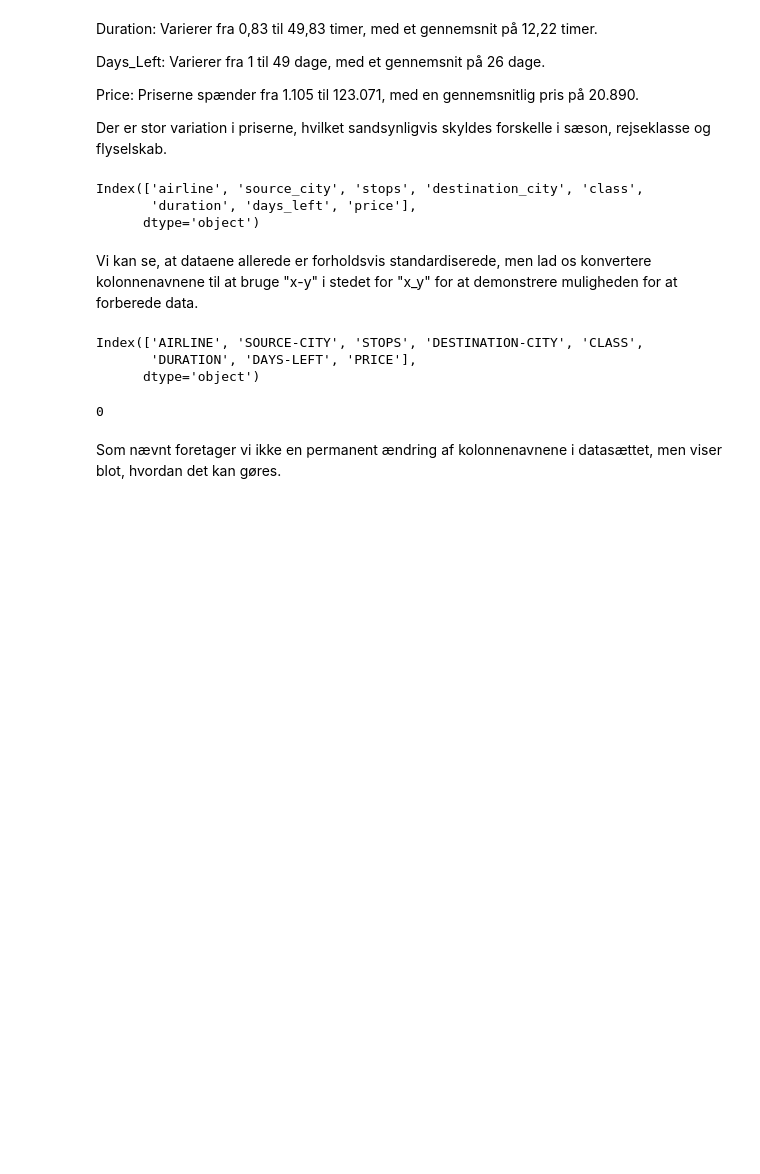
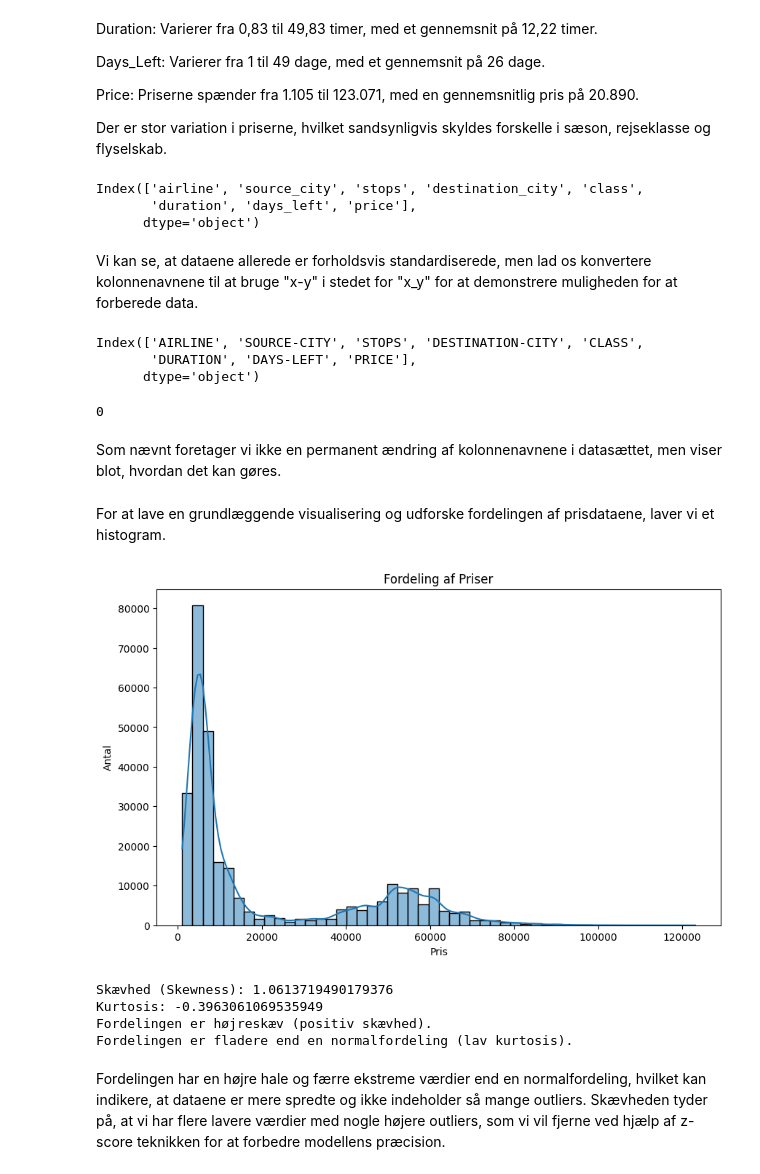
Before and after one commit to AllanChandler/BI-Exam, a Jupyter notebook: Notebook/Flight_Price_Prediction.ipynb, the cells around one changed output. Saved outputs shown, nothing was run; the diff lists cells and outputs as text; code cells hidden in the pictures; blank space fills up the shorter version.

```diff
--- a/Notebook/Flight_Price_Prediction.ipynb
+++ b/Notebook/Flight_Price_Prediction.ipynb
@@ -157,3 +157,46 @@ Index(['AIRLINE', 'SOURCE-CITY', 'STOPS', 'DESTINATION-CITY', 'CLASS',
 0
 # %% [markdown]
 Som nævnt foretager vi ikke en permanent ændring af kolonnenavnene i datasættet, men viser blot, hvordan det kan gøres.
+# %% [markdown]
+For at lave en grundlæggende visualisering og udforske fordelingen af prisdataene, laver vi et histogram.
+# %%
+from scipy.stats import skew, kurtosis
+
+# Plotter histogram med KDE for prisfordeling
+plt.figure(figsize=(10, 6))
+sns.histplot(df['price'], kde=True, bins=50)
+plt.title('Fordeling af Priser')
+plt.ylabel('Antal')
+plt.xlabel('Pris')
+plt.show()
+
+# Beregning af skævhed og kurtosis
+skewness = skew(df['price'].dropna())  # Fjerner NaN-værdier før beregning
+kurt = kurtosis(df['price'].dropna())  # Fjerner NaN-værdier før beregning
+
+# Udskriver resultaterne
+print(f"Skævhed (Skewness): {skewness}")
+print(f"Kurtosis: {kurt}")
+
+# Tolkning af skævhed og kurtosis:
+if skewness > 0:
+    print("Fordelingen er højreskæv (positiv skævhed).")
+elif skewness < 0:
+    print("Fordelingen er venstreskæv (negativ skævhed).")
+else:
+    print("Fordelingen er symmetrisk.")
+
+if kurt > 3:
+    print("Fordelingen er spidsere end en normalfordeling (høj kurtosis).")
+elif kurt < 3:
+    print("Fordelingen er fladere end en normalfordeling (lav kurtosis).")
+else:
+    print("Fordelingen har samme spidshed som en normalfordeling.")
+# %% [output]
+[figure, added]
+Skævhed (Skewness): 1.0613719490179376
+Kurtosis: -0.3963061069535949
+Fordelingen er højreskæv (positiv skævhed).
+Fordelingen er fladere end en normalfordeling (lav kurtosis).
+# %% [markdown]
+Fordelingen har en højre hale og færre ekstreme værdier end en normalfordeling, hvilket kan indikere, at dataene er mere spredte og ikke indeholder så mange outliers. Skævheden tyder på, at vi har flere lavere værdier med nogle højere outliers, som vi vil fjerne ved hjælp af z-score teknikken for at forbedre modellens præcision.
```
Also changed, not shown: parts of 2 cells of this notebook, 1 other file.
